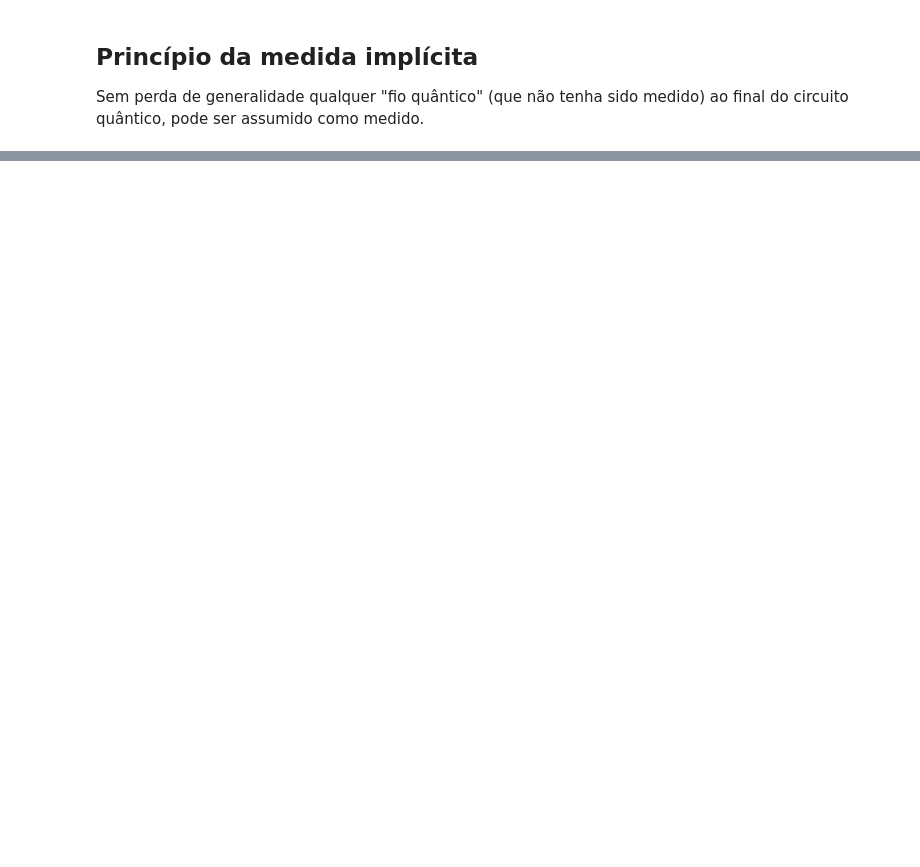
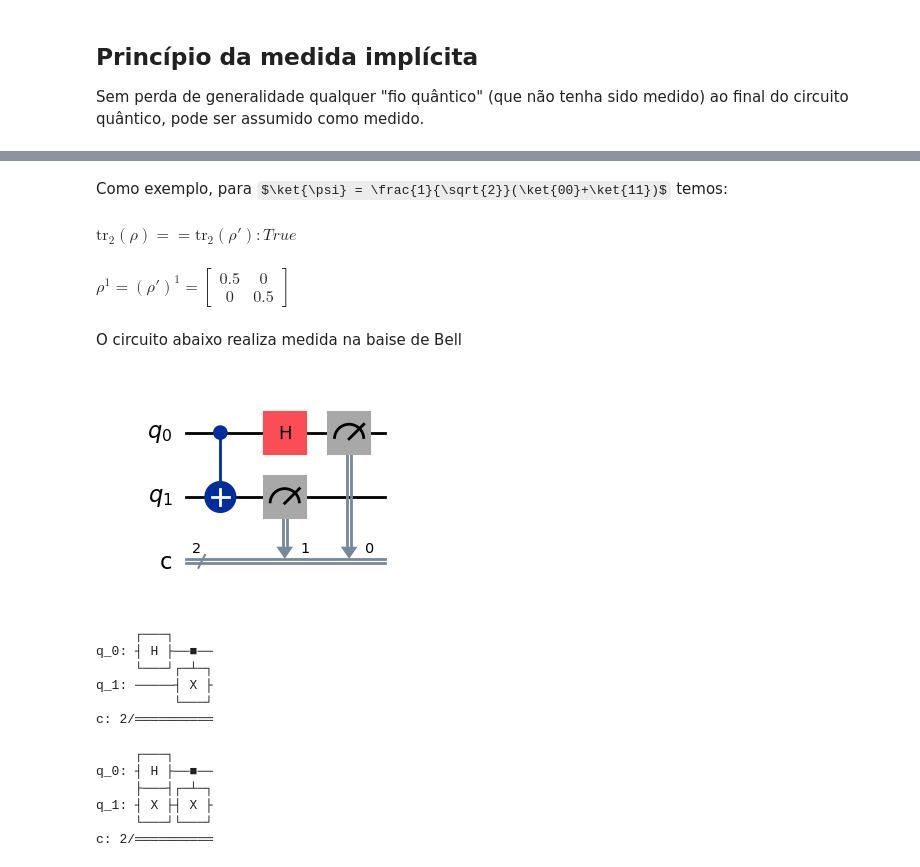
Before and after one commit to marciodojr/qc-examples, a Jupyter notebook: utility/measurement.ipynb, the cells around one changed output, grey strips where cells are left out. Drawn from its saved outputs; the diff is of its cells as text; code cells hidden in the pictures; some formulas as TeX source; blank space fills up the shorter version.

Commit message:
feat: measurement bell basis

```diff
--- a/utility/measurement.ipynb
+++ b/utility/measurement.ipynb
@@ -259,0 +350,76 @@ Sem perda de generalidade qualquer "fio quântico" (que não tenha sido medido)
+# %% [markdown]
+Como exemplo, para $\ket{\psi} = \frac{1}{\sqrt{2}}(\ket{00}+\ket{11})$ temos:
+# %%
+qc = QuantumCircuit(2)
+
+#  produz |ψ> = (|00> + |11>)/sqrt(2)
+qc.h(0)
+qc.cx(0, 1)
+
+psi = qi.Statevector(qc)
+rho = qi.DensityMatrix(psi)
+
+# Projetores no segundo qubit: |0><0| e |1><1|
+P0 = qi.DensityMatrix.from_label('0')
+P1 = qi.DensityMatrix.from_label('1')
+
+# Operadores de projeção no sistema de dois qubits: I ⊗ P0 e I ⊗ P1
+P0_op = np.kron(np.eye(2), P0.data)
+P1_op = np.kron(np.eye(2), P1.data)
+
+# Aplicar: ρ' = P0 ρ P0 + P1 ρ P1
+rho_prime_data = P0_op @ rho.data @ P0_op + P1_op @ rho.data @ P1_op
+rho_prime = qi.DensityMatrix(rho_prime_data)
+
+# Calcular traços parciais sobre o segundo qubit
+rho_0_reduced = qi.partial_trace(rho, [1])
+rho_prime_0_reduced = qi.partial_trace(rho_prime, [1])
+
+disp.display(disp.Math(r"\operatorname{tr_2}(ρ) == \operatorname{tr_2}(ρ'): " + str(rho_0_reduced == rho_prime_0_reduced)))
+
+disp.display(disp.Math(r"\rho^1=(\rho')^1=" + sp.latex(sp.Matrix(rho_0_reduced))))
+# %% [output]
+$\displaystyle \operatorname{tr_2}(ρ) == \operatorname{tr_2}(ρ'): True$
+$\displaystyle \rho^1=(\rho')^1=\left[\begin{matrix}0.5 & 0\\0 & 0.5\end{matrix}\right]$
+# %% [markdown]
+O circuito abaixo realiza medida na baise de Bell
+# %%
+qc = QuantumCircuit(2, 2)
+
+qc.cx(0, 1)
+qc.h(0)
+
+qc.measure([0, 1], [0, 1])
+
+qc.draw("mpl")
+# %% [output]
+[figure, added]
+# %%
+qc_bell_00 = QuantumCircuit(2, 2, name="β00")
+
+qc_bell_00.h(0)
+qc_bell_00.cx(0, 1)
+
+qc_bell_00.draw()
+# %% [output]
+     ┌───┐
+q_0: ┤ H ├──■──
+     └───┘┌─┴─┐
+q_1: ─────┤ X ├
+          └───┘
+c: 2/══════════
+# %%
+qc_bell_01 = QuantumCircuit(2, 2, name="β00")
+
+qc_bell_01.x(1)
+qc_bell_01.h(0)
+qc_bell_01.cx(0, 1)
+
+qc_bell_01.draw()
+# %% [output]
+     ┌───┐
+q_0: ┤ H ├──■──
+     ├───┤┌─┴─┐
+q_1: ┤ X ├┤ X ├
+     └───┘└───┘
+c: 2/══════════
```
Also changed, not shown: parts of 10 cells of this notebook, 2 other files.
